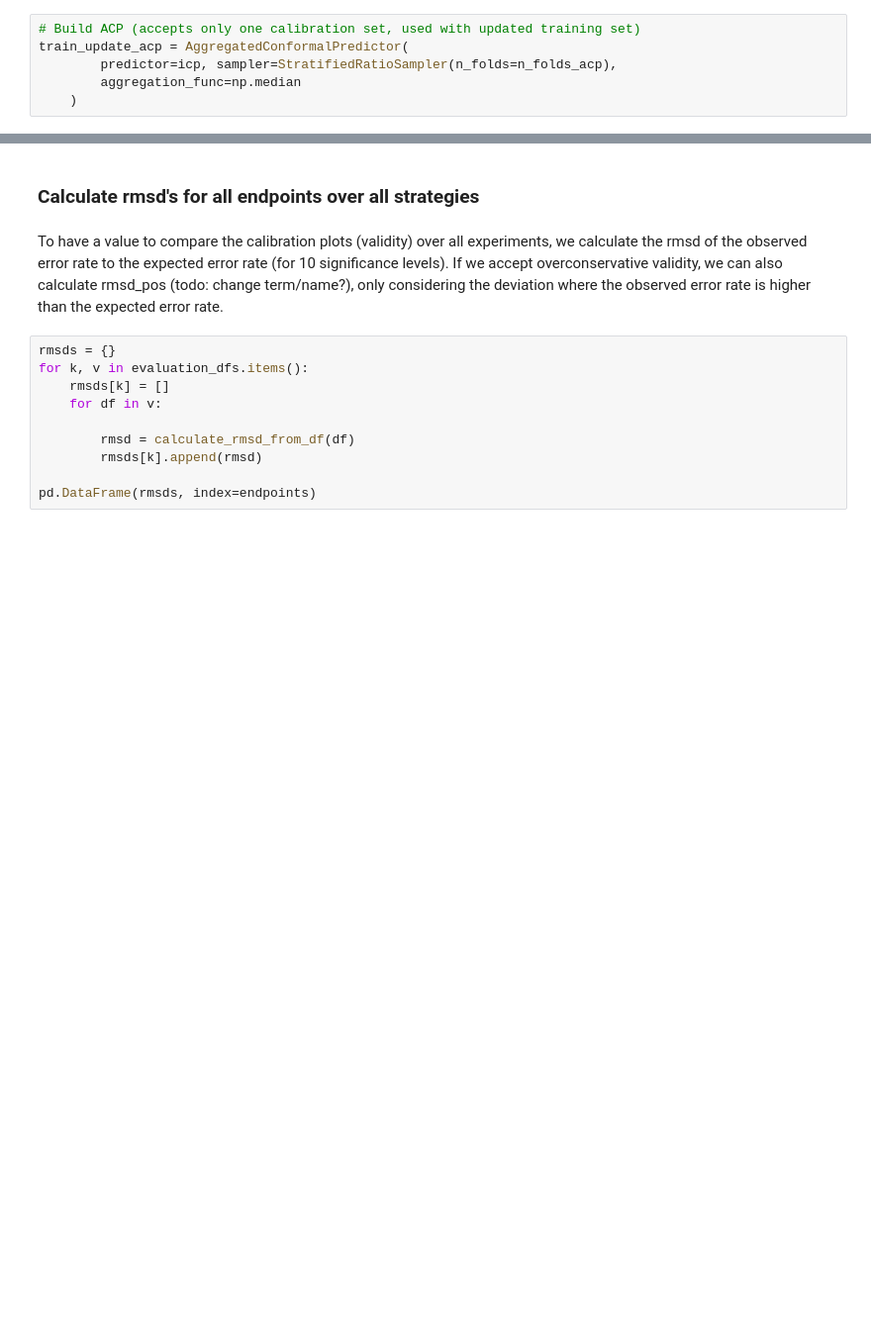
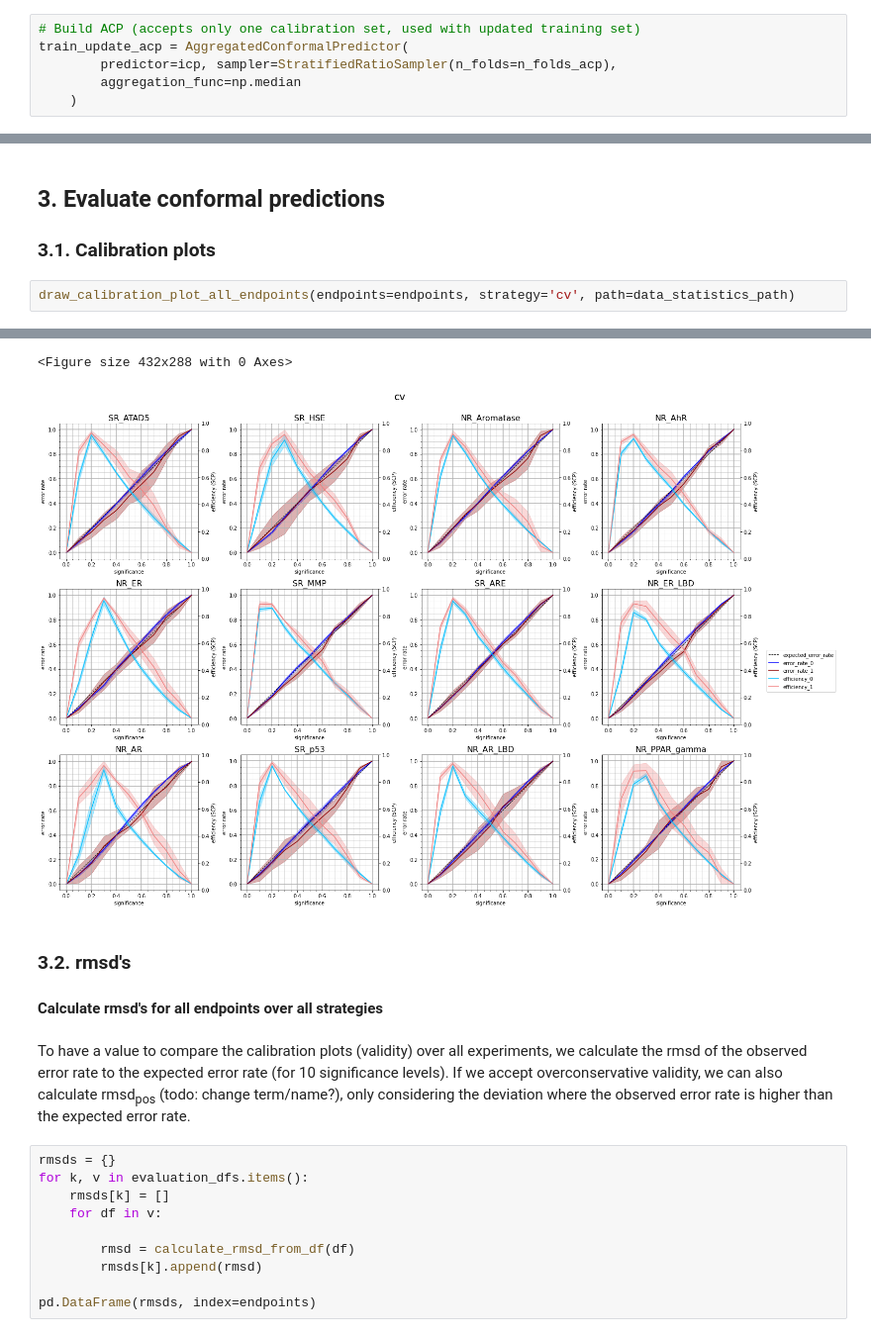
Before and after one commit to volkamerlab/cptox21_manuscript_SI, a Jupyter notebook: code/evaluate_all_endpoints.ipynb, the cells around one changed output, grey strips where cells are left out. Shown at 99% size. Drawn from its saved outputs; the diff is of its cells as text; blank space fills up the shorter version.

```diff
--- a/code/evaluate_all_endpoints.ipynb
+++ b/code/evaluate_all_endpoints.ipynb
@@ -311,3 +222,9 @@ NR_AR_LBD
 NR_AhR
 NR_ER_LBD
 NR_PPAR_gamma
+# %% [markdown]
+## 3. Evaluate conformal predictions
+### 3.1. Calibration plots
+# %%
+draw_calibration_plot_all_endpoints(endpoints=endpoints, strategy='cv', path=data_statistics_path)
+# %% [output]
@@ -314,7 +233,10 @@ NR_PPAR_gamma
+<Figure size 432x288 with 0 Axes>
+[figure, added]
 # %% [markdown]
-### Calculate rmsd's for all endpoints over all strategies
+### 3.2. rmsd's
+#### Calculate rmsd's for all endpoints over all strategies
 # %% [markdown]
-To have a value to compare the calibration plots (validity) over all experiments, we calculate the rmsd of the observed error rate to the expected error rate (for 10 significance levels). If we accept overconservative validity, we can also calculate rmsd_pos (todo: change term/name?), only considering the deviation where the observed error rate is higher than the expected error rate.
+To have a value to compare the calibration plots (validity) over all experiments, we calculate the rmsd of the observed error rate to the expected error rate (for 10 significance levels). If we accept overconservative validity, we can also calculate rmsd<sub>pos</sub> (todo: change term/name?), only considering the deviation where the observed error rate is higher than the expected error rate.
 # %%
 rmsds = {}
 for k, v in evaluation_dfs.items():
```
Also changed, not shown: parts of 28 cells of this notebook, 5 other files.
